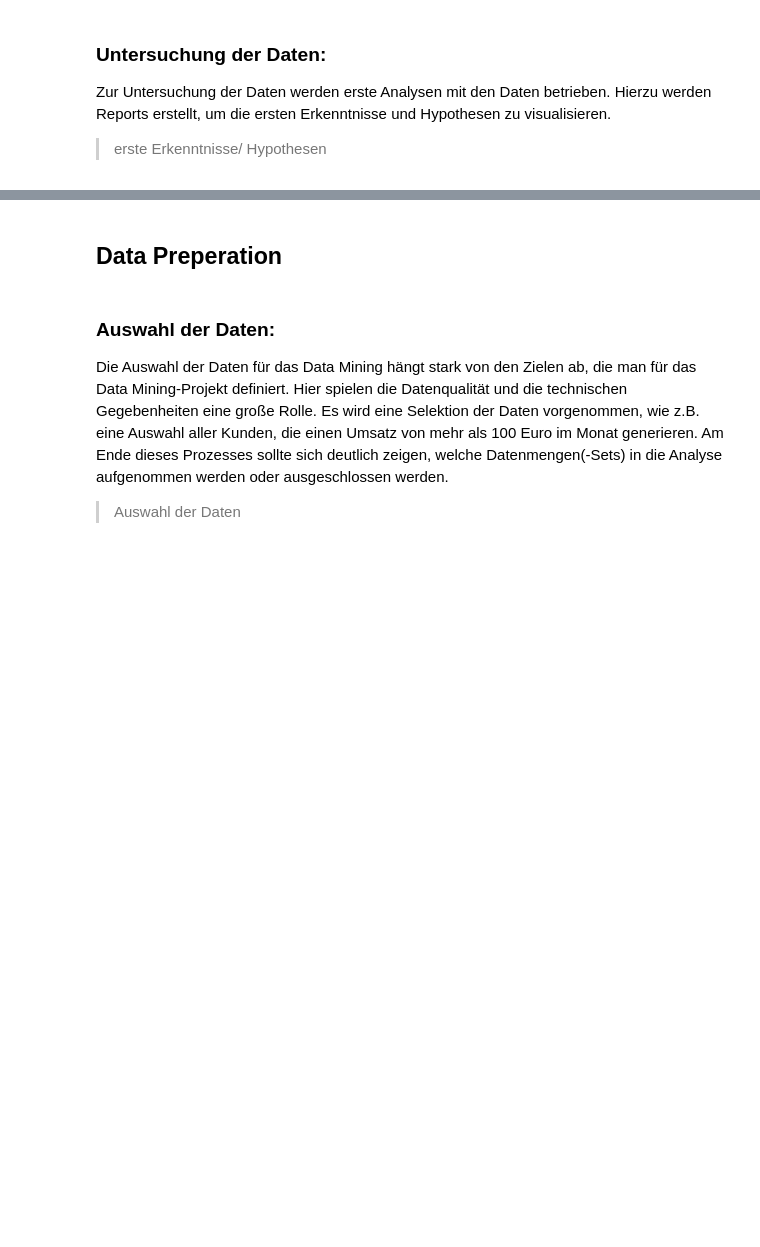
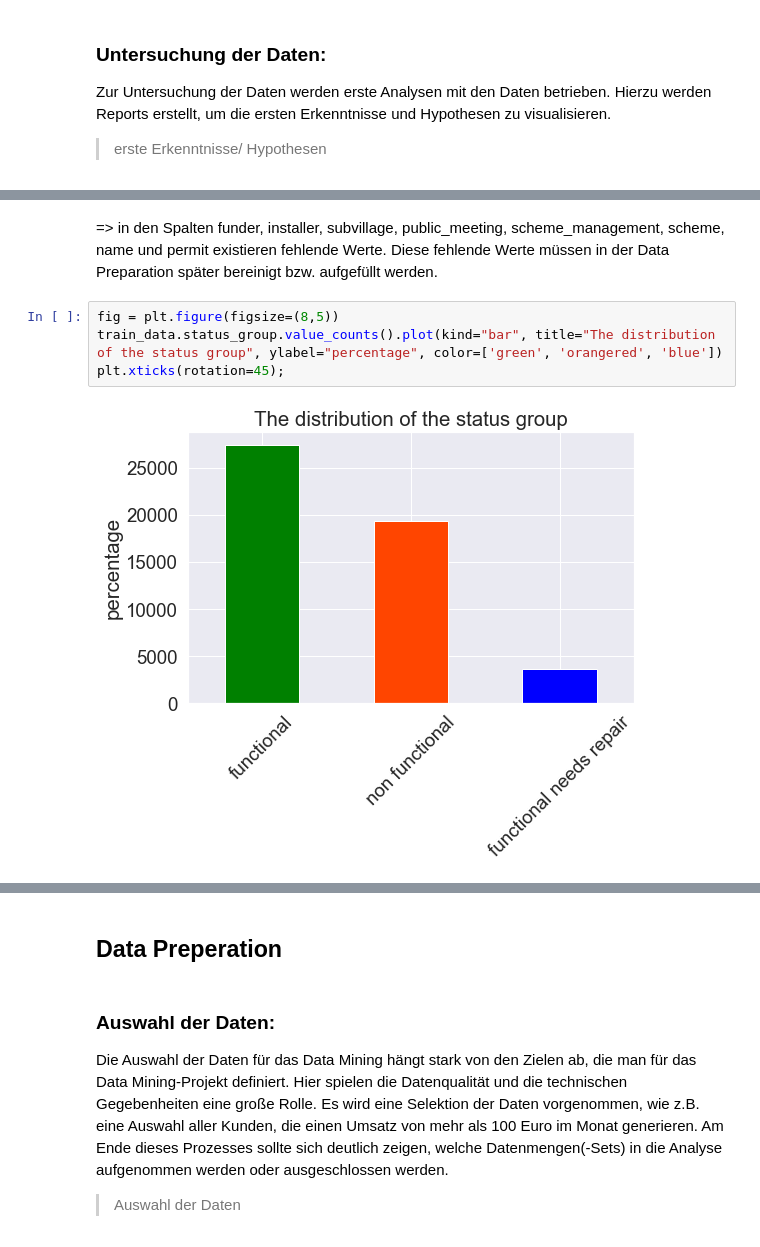
Before and after one commit to finitearth/DataExploration, a Jupyter notebook: presentation.ipynb, the cells around one changed output, grey strips where cells are left out. Cells and saved outputs as stored; diff of their text form; blank space fills up the shorter version.

```diff
--- a/presentation.ipynb
+++ b/presentation.ipynb
@@ -173,0 +221,8 @@ Zur Untersuchung der Daten werden erste Analysen mit den Daten betrieben. Hierzu
+# %% [markdown]
+=> in den Spalten funder, installer, subvillage, public_meeting, scheme_management, scheme, name und permit existieren fehlende Werte. Diese fehlende Werte müssen in der Data Preparation später bereinigt bzw. aufgefüllt werden.
+# %%
+fig = plt.figure(figsize=(8,5))
+train_data.status_group.value_counts().plot(kind="bar", title="The distribution of the status group", ylabel="percentage", color=['green', 'orangered', 'blue'])
+plt.xticks(rotation=45);
+# %% [output]
+[figure, added]
```
Also changed, not shown: parts of 15 cells of this notebook.
